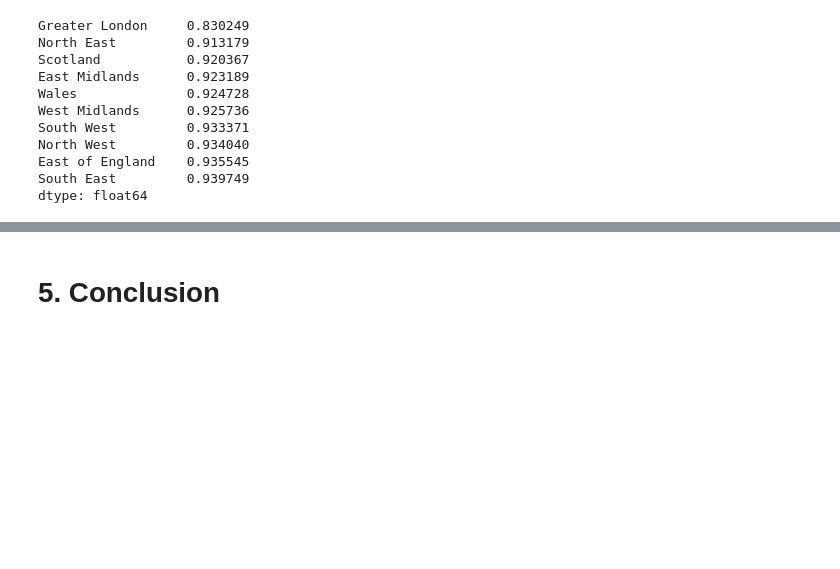
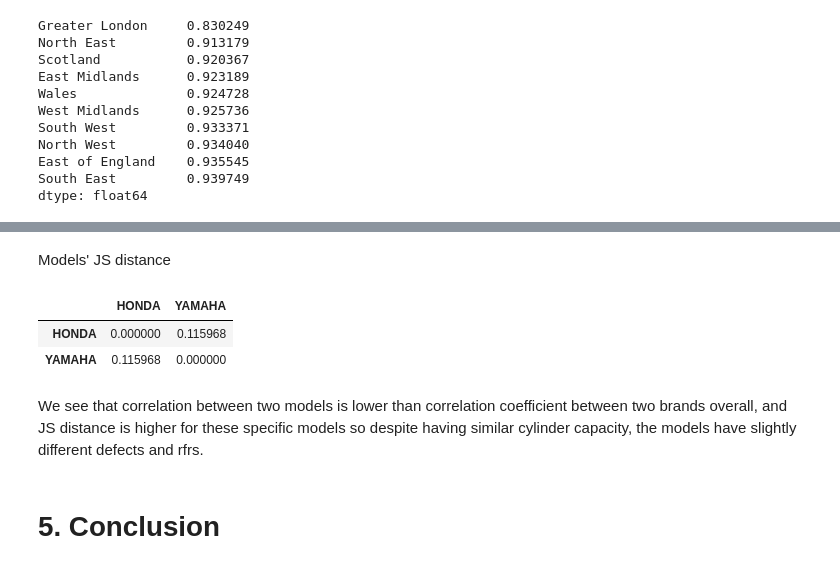
Before and after one commit to sttseitlin/MOT-test-for-motorcycles, a Jupyter notebook: moto.ipynb, the cells around one changed output, grey strips where cells are left out. Drawn from its saved outputs; the diff is of its cells as text; code cells hidden in the pictures; blank space fills up the shorter version.

```diff
--- a/moto.ipynb
+++ b/moto.ipynb
@@ -3852,2 +3926,12 @@ first_test_failed_items
+# %%
+display(Markdown("Models' JS distance"))
+brands_js_dist_matrix[['HONDA', 'YAMAHA']].head(2)
+# %% [output]
+Models' JS distance
+|  | HONDA | YAMAHA |
+| HONDA | 0.000000 | 0.115968 |
+| YAMAHA | 0.115968 | 0.000000 |
+# %% [markdown]
+We see that correlation between two models is lower than correlation coefficient between two brands overall, and JS distance is higher for these specific models so despite having similar cylinder capacity, the models have slightly different defects and rfrs.
 # %% [markdown]
 # 5. Conclusion
```
Also changed, not shown: parts of 44 cells of this notebook.
